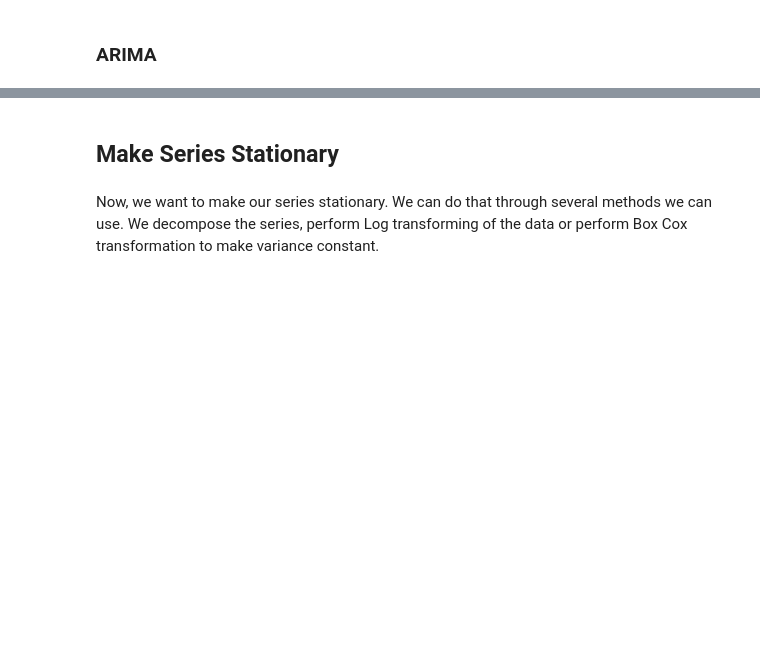
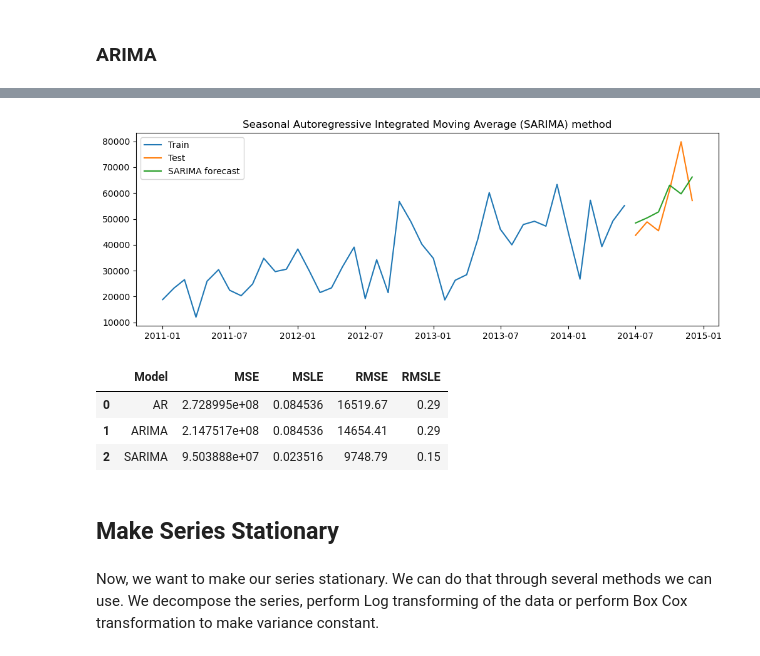
Before and after one commit to rkadey/Time-Series-Analysis, a Jupyter notebook: Global Sales Forecasting/Global Sales Time Series Forecasting.ipynb, the cells around one changed output, grey strips where cells are left out. Saved outputs shown, nothing was run; the diff lists cells and outputs as text; code cells hidden in the pictures; blank space fills up the shorter version.

```diff
--- a/Global Sales Forecasting/Global Sales Time Series Forecasting.ipynb
+++ b/Global Sales Forecasting/Global Sales Time Series Forecasting.ipynb
@@ -504,0 +537,6 @@ plt.show()
+# %%
+from statsmodels.tsa.statespace.sarimax import SARIMAX
+
+model = SARIMAX(train_data1, order=(1, 1, 1), seasonal_order=(1, 1, 1, 12))
+model_fit = model.fit()
+model_fit.summary()
@@ -504,0 +565,6 @@ plt.show()
+# %%
+# Make predictions on the test data
+SARIMA_pred = model_fit.predict(start = len(train_data1),
+                               end = len(train_data1)+len(test_data1)-1,
+                               typ="levels")
+print(SARIMA_pred)
@@ -505,3 +579,29 @@ plt.show()
+# %%
+# Plot train, test and prediction values
+plt.figure(figsize=(12,4))
+plt.plot(train_data1['Sales'], label='Train')
+plt.plot(test_data1['Sales'], label='Test')
+plt.plot(SARIMA_pred, label='SARIMA forecast')
+plt.legend(loc='best')
+plt.title('Seasonal Autoregressive Integrated Moving Average (SARIMA) method')
+plt.show()
+# %% [output]
+[figure, added]
+# %%
+# Evaluate our models
+mse = mean_squared_error(test_data1, SARIMA_pred)
+msle = mean_squared_log_error(test_data1, SARIMA_pred)
+rmse = np.sqrt(mean_squared_error(test_data1, SARIMA_pred )).round(2)
+rmsle = np.sqrt(mean_squared_log_error(test_data1, SARIMA_pred)).round(2)
+
+model_results = pd.DataFrame([['SARIMA', mse, msle, rmse, rmsle]], columns = ['Model', 'MSE', 'MSLE', 'RMSE', 'RMSLE'])
+results = results.append(model_results, ignore_index = True)
+results
+# %% [output]
+|  | Model | MSE | MSLE | RMSE | RMSLE |
+| 0 | AR | 2.728995e+08 | 0.084536 | 16519.67 | 0.29 |
+| 1 | ARIMA | 2.147517e+08 | 0.084536 | 14654.41 | 0.29 |
+| 2 | SARIMA | 9.503888e+07 | 0.023516 | 9748.79 | 0.15 |
 # %% [markdown]
 ## Make Series Stationary
 # %% [markdown]
```
Also changed, not shown: parts of 44 cells of this notebook.
